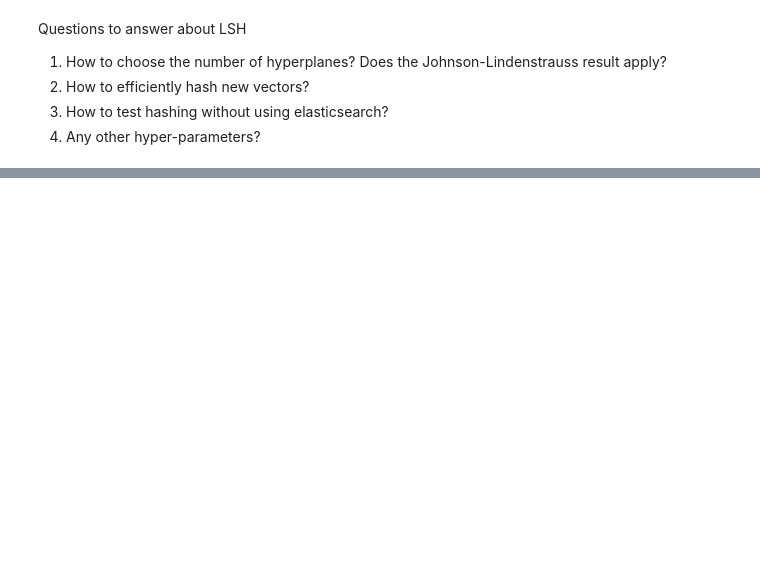
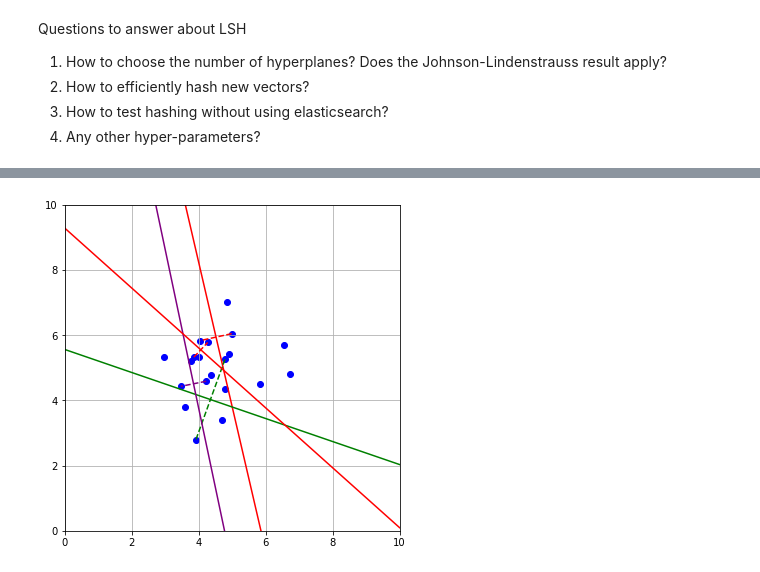
Before and after one commit to alexklibisz/elastik-nearest-neighbors, a Jupyter notebook: scratch/lsh-experiments/lsh-explore.ipynb, the cells around one changed output, grey strips where cells are left out. Saved outputs shown, nothing was run; the diff lists cells and outputs as text; code cells hidden in the pictures; blank space fills up the shorter version.

```diff
--- a/scratch/lsh-experiments/lsh-explore.ipynb
+++ b/scratch/lsh-experiments/lsh-explore.ipynb
@@ -117,0 +130,36 @@ Hamming, n = 290 accuracy = 0.83333
+# %%
+# Pick the LSH planes by randomly sampling pairs of points and computing the equidistant plane between them.
+# This should help account for the fact that the points are not always centered around zero.
+from itertools import cycle
+colors = cycle(['red', 'green', 'purple'])
+plt.figure(figsize=(6, 6))
+plt.xlim(0, 10)
+plt.ylim(0, 10)
+plt.grid(True)
+
+# Generate random points in 2D space.
+rng = np.random.RandomState(33)
+X = rng.normal(5, 1, size=(20, 2))
+
+bits = 4
+ii = rng.choice(np.arange(len(X)), size=(bits, 2), replace=False)
+for i0, i1 in ii:
+    p, q = X[i0], X[i1]
+
+    c = next(colors)
+    plt.plot([p[0], q[0]], [p[1], q[1]], color=c, linestyle='--')
+
+    # This is effectively the only information that needs to be stored.
+    m = (p + q) / 2 # Midpoint.
+    n = m - q       # Normal vector.
+
+    # Some arithmetic to plot the lines.
+    Z = np.vstack([np.linspace(0, 10, 2), np.zeros(2)]).T
+    Z[:,1] = (n[0] * Z[:,0] - n.dot(m)) / (-1 * n[1])
+    plt.plot(Z[:,0], Z[:,1], color=c, linestyle='-')
+
+
+plt.scatter(X[:, 0], X[:, 1], color='blue')
+plt.show()
+# %% [output]
+[figure, added]
```
Also changed, not shown: parts of 10 cells of this notebook.
